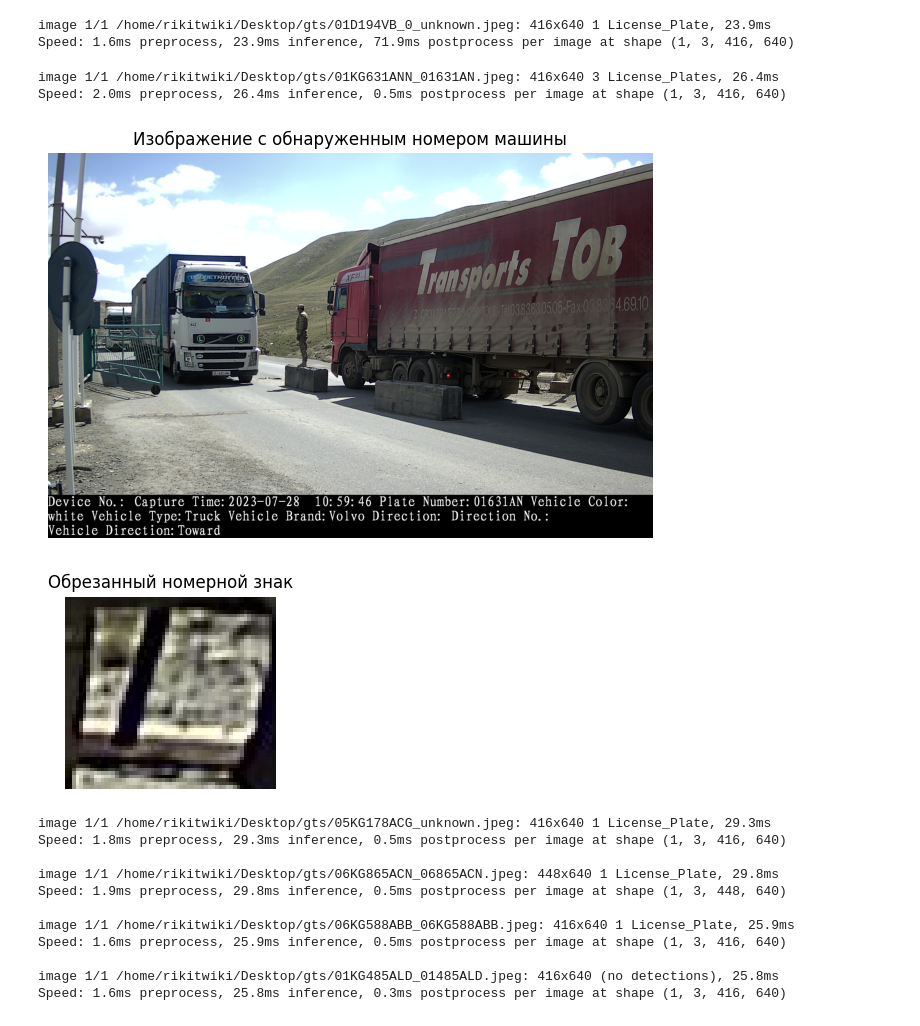
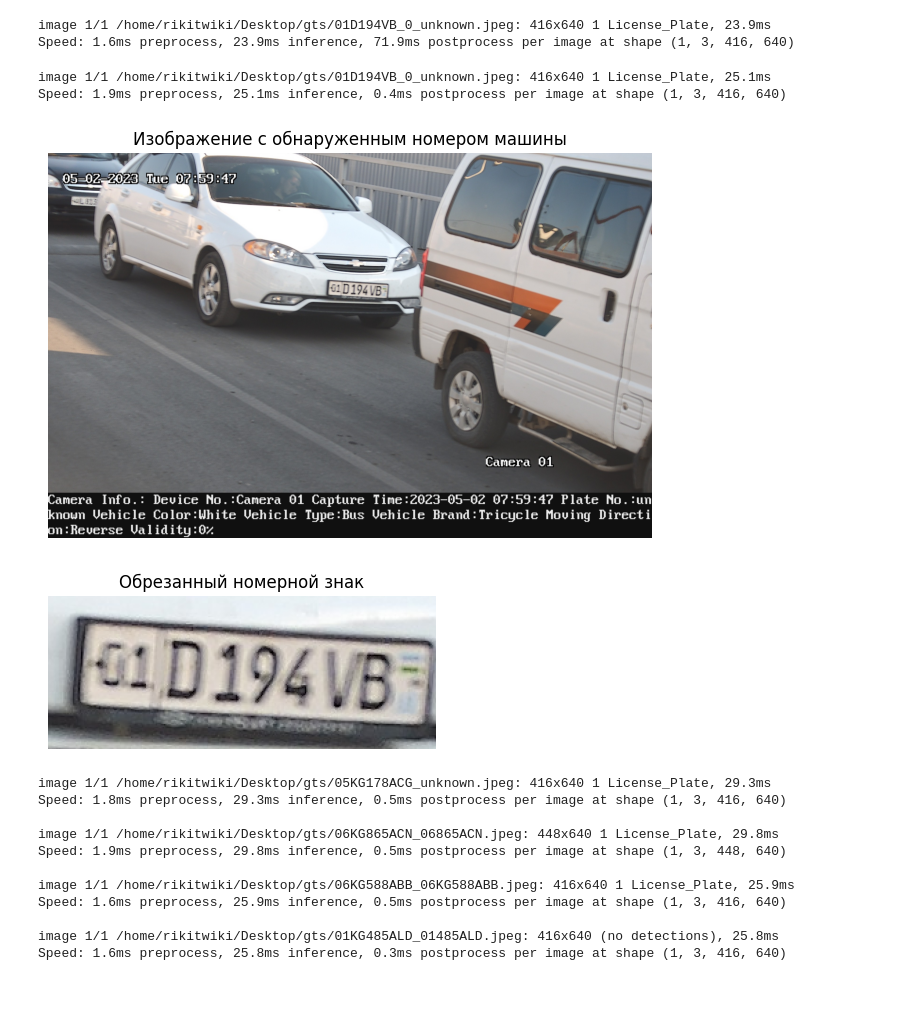
Before and after one commit to PetaByteLLC/vision_service, a Jupyter notebook: kok.ipynb, the cells around one changed output. Cells and saved outputs as stored; diff of their text form; code cells hidden in the pictures; blank space fills up the shorter version.

```diff
--- a/kok.ipynb
+++ b/kok.ipynb
@@ -123,48 +123,40 @@ Speed: 1.6ms preprocess, 23.9ms inference, 71.9ms postprocess per image at shape
 # %%
 from ultralytics import YOLO
 from PIL import Image
 import matplotlib.pyplot as plt
 
-# Загрузка модели
 model = YOLO('/home/rikitwiki/Desktop/best.pt')
 
-# Предсказание моделью
-results = model('/home/rikitwiki/Desktop/gts/01KG631ANN_01631AN.jpeg')
+results = model('/home/rikitwiki/Desktop/gts/01D194VB_0_unknown.jpeg')
 
-# Доступ к объекту Boxes первого результата
 if len(results) > 0:
-    boxes = results[0].boxes  # Получаем объект Boxes первого результата
+    boxes = results[0].boxes
     if len(boxes.xyxy) > 0:
-        # Извлекаем координаты первого обнаруженного объекта
         xmin, ymin, xmax, ymax = boxes.xyxy[0].cpu().numpy()
 
-        # Загружаем исходное изображение
-        img_path = '/home/rikitwiki/Desktop/gts/01KG631ANN_01631AN.jpeg'
+        img_path = '/home/rikitwiki/Desktop/gts/01D194VB_0_unknown.jpeg'
         img = Image.open(img_path)
 
-        # Извлекаем область с номерным знаком
         license_plate_img = img.crop((xmin, ymin, xmax, ymax))
 
-        # Показываем изображение с обнаруженным номером машины
         plt.figure(figsize=(10, 5))
         plt.imshow(img)
         plt.title("Изображение с обнаруженным номером машины")
         plt.axis('off')
         plt.show()
 
-        # Показываем изображение обрезанного номерного знака
         plt.figure(figsize=(5, 2.5))
         plt.imshow(license_plate_img)
         plt.title("Обрезанный номерной знак")
         plt.axis('off')
         plt.show()
 else:
     print("Номерные знаки не обнаружены.")
 # %% [output]
-image 1/1 /home/rikitwiki/Desktop/gts/01KG631ANN_01631AN.jpeg: 416x640 3 License_Plates, 26.4ms
-Speed: 2.0ms preprocess, 26.4ms inference, 0.5ms postprocess per image at shape (1, 3, 416, 640)
+image 1/1 /home/rikitwiki/Desktop/gts/01D194VB_0_unknown.jpeg: 416x640 1 License_Plate, 25.1ms
+Speed: 1.9ms preprocess, 25.1ms inference, 0.4ms postprocess per image at shape (1, 3, 416, 640)
-[figure, old version]
+[figure, new version]
-[figure, old version]
+[figure, new version]
 # %%
 from ultralytics import YOLO
 from PIL import Image
```
